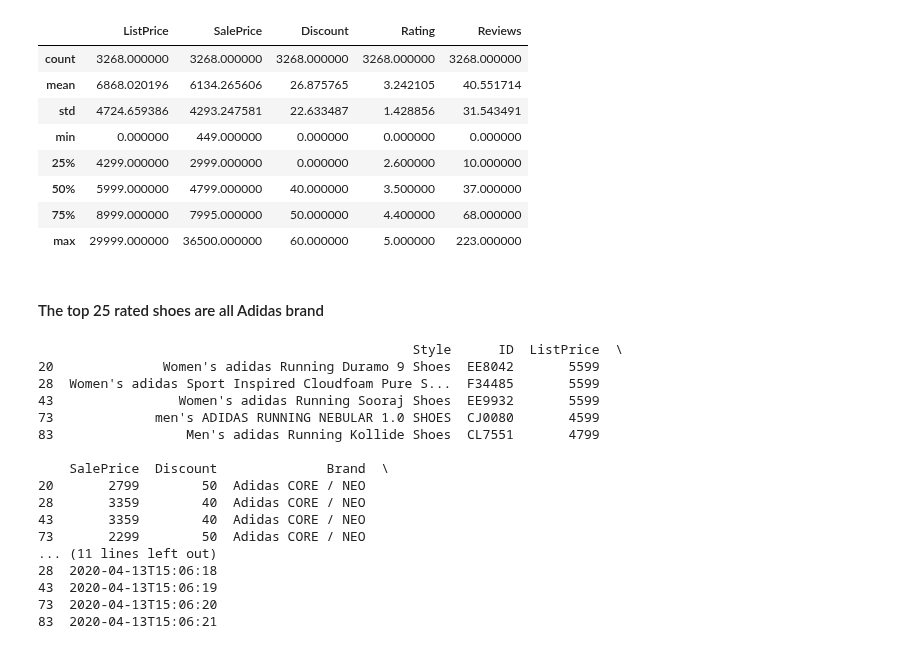
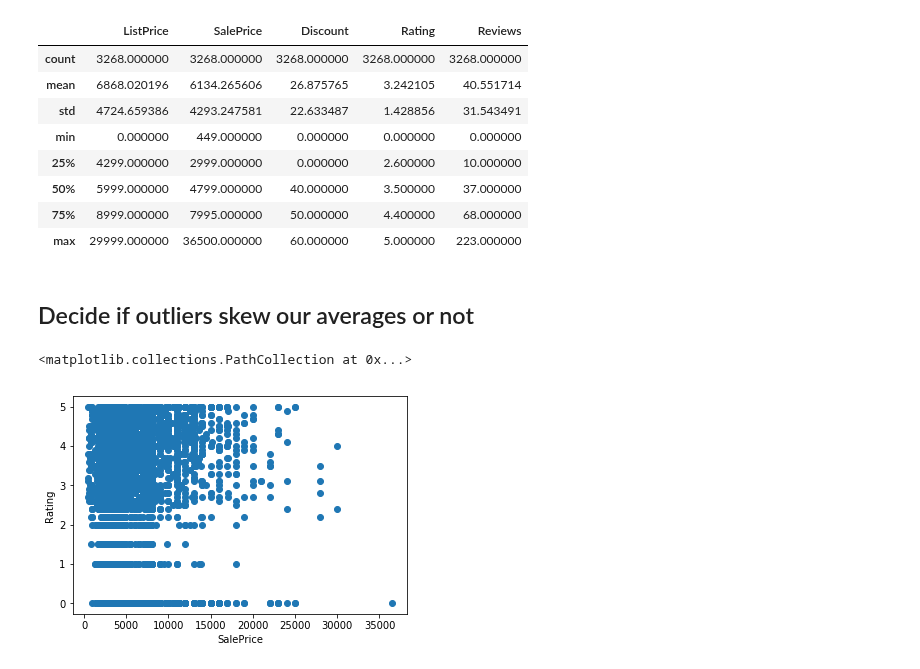
Before and after one commit to nomadskyler/AdidasNikePortfolioProject, a Jupyter notebook: AdidasNikeProject.ipynb, the cells around one changed output. Cells and saved outputs as stored; diff of their text form; code cells hidden in the pictures.

Commit message:
sale price versus potential target

```diff
--- a/AdidasNikeProject.ipynb
+++ b/AdidasNikeProject.ipynb
@@ -74,26 +74,15 @@ data.describe()
 | 50% | 5999.000000 | 4799.000000 | 40.000000 | 3.500000 | 37.000000 |
 | 75% | 8999.000000 | 7995.000000 | 50.000000 | 4.400000 | 68.000000 |
 | max | 29999.000000 | 36500.000000 | 60.000000 | 5.000000 | 223.000000 |
-# %% [markdown]
-#### The top 25 rated shoes are all Adidas brand
-# %%
-#find top 25 rated shoes
-print( data.nlargest( 5 , 'Rating' ))
-# %% [output]
-                                                Style      ID  ListPrice  \
-20              Women's adidas Running Duramo 9 Shoes  EE8042       5599
-28  Women's adidas Sport Inspired Cloudfoam Pure S...  F34485       5599
-43                Women's adidas Running Sooraj Shoes  EE9932       5599
-73             men's ADIDAS RUNNING NEBULAR 1.0 SHOES  CJ0080       4599
-83                 Men's adidas Running Kollide Shoes  CL7551       4799
-
-    SalePrice  Discount              Brand  \
-20       2799        50  Adidas CORE / NEO
-28       3359        40  Adidas CORE / NEO
-43       3359        40  Adidas CORE / NEO
-73       2299        50  Adidas CORE / NEO
-... (11 lines left out)
-28  2020-04-13T15:06:18
-43  2020-04-13T15:06:19
-73  2020-04-13T15:06:20
-83  2020-04-13T15:06:21
+# %% [markdown]
+## Decide if outliers skew our averages or not
+# %%
+x = 'SalePrice'
+y = 'Rating'
+
+plt.xlabel( x )
+plt.ylabel( y )
+plt.scatter( data[x] , data[y] )
+# %% [output]
+<matplotlib.collections.PathCollection at 0x...>
+[figure, added]
```
Also changed, not shown: parts of 1 cell of this notebook.
